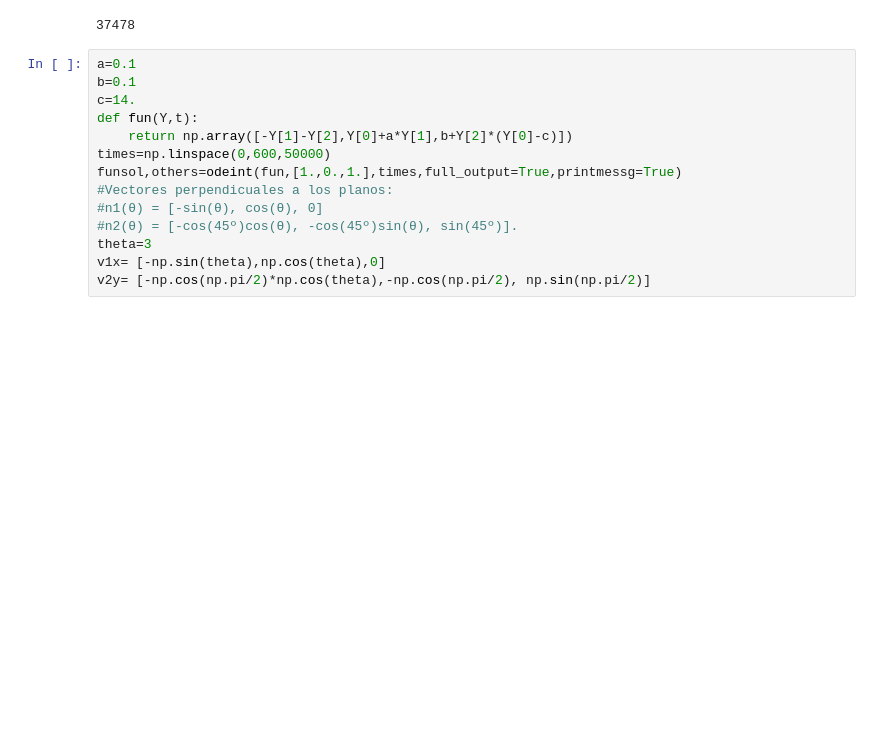
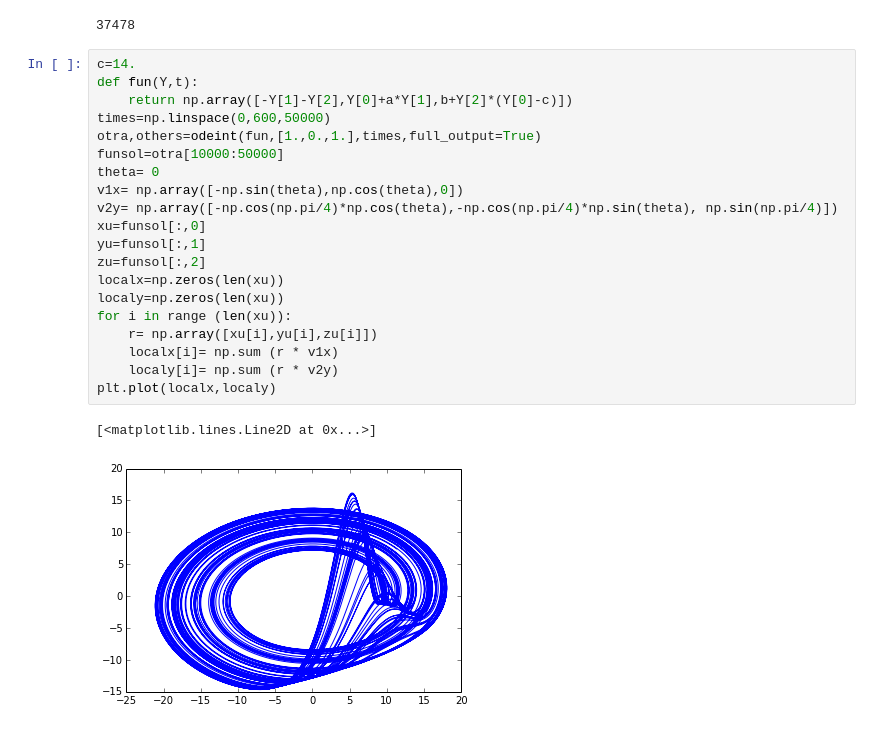
Before and after one commit to JimenaGonzalez/MC, a Jupyter notebook: Talleres/Taller7/Taller7.ipynb, the cells around one changed output. Cells and saved outputs as stored; diff of their text form; blank space fills up the shorter version.

```diff
--- a/Talleres/Taller7/Taller7.ipynb
+++ b/Talleres/Taller7/Taller7.ipynb
@@ -75,16 +72,25 @@ print len(puntosy)
 [figure]
 37478
 # %%
-a=0.1
-b=0.1
 c=14.
 def fun(Y,t):
     return np.array([-Y[1]-Y[2],Y[0]+a*Y[1],b+Y[2]*(Y[0]-c)])
 times=np.linspace(0,600,50000)
-funsol,others=odeint(fun,[1.,0.,1.],times,full_output=True,printmessg=True)
-#Vectores perpendicuales a los planos:
-#n1(θ) = [-sin(θ), cos(θ), 0]
-#n2(θ) = [-cos(45º)cos(θ), -cos(45º)sin(θ), sin(45º)].
-theta=3
-v1x= [-np.sin(theta),np.cos(theta),0]
-v2y= [-np.cos(np.pi/2)*np.cos(theta),-np.cos(np.pi/2), np.sin(np.pi/2)]
+otra,others=odeint(fun,[1.,0.,1.],times,full_output=True)
+funsol=otra[10000:50000]
+theta= 0
+v1x= np.array([-np.sin(theta),np.cos(theta),0])
+v2y= np.array([-np.cos(np.pi/4)*np.cos(theta),-np.cos(np.pi/4)*np.sin(theta), np.sin(np.pi/4)])
+xu=funsol[:,0]
+yu=funsol[:,1]
+zu=funsol[:,2]
+localx=np.zeros(len(xu))
+localy=np.zeros(len(xu))
+for i in range (len(xu)):
+    r= np.array([xu[i],yu[i],zu[i]])
+    localx[i]= np.sum (r * v1x)
+    localy[i]= np.sum (r * v2y)
+plt.plot(localx,localy)
+# %% [output]
+[<matplotlib.lines.Line2D at 0x...>]
+[figure, added]
```
Also changed, not shown: parts of 4 cells of this notebook, 1 other file.
